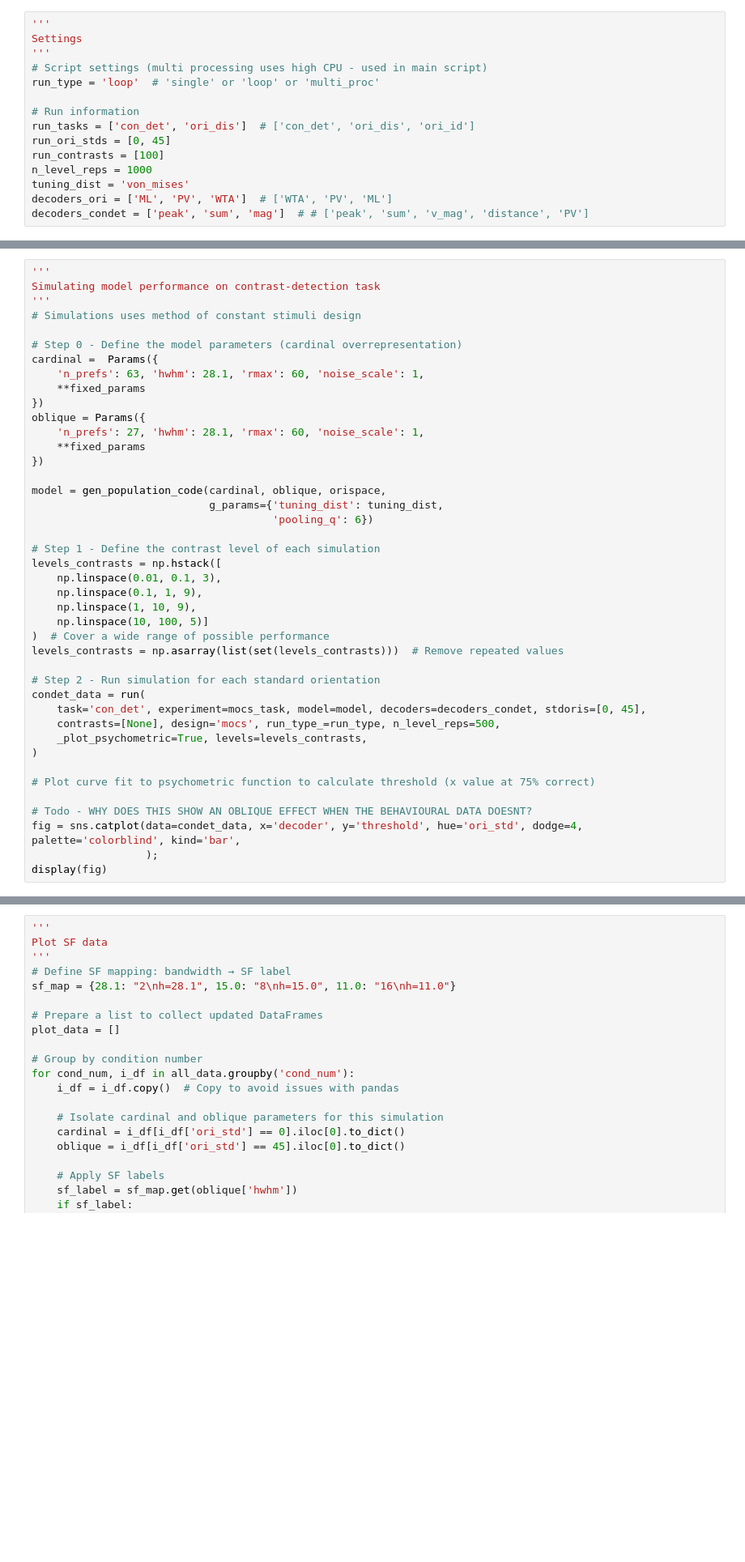
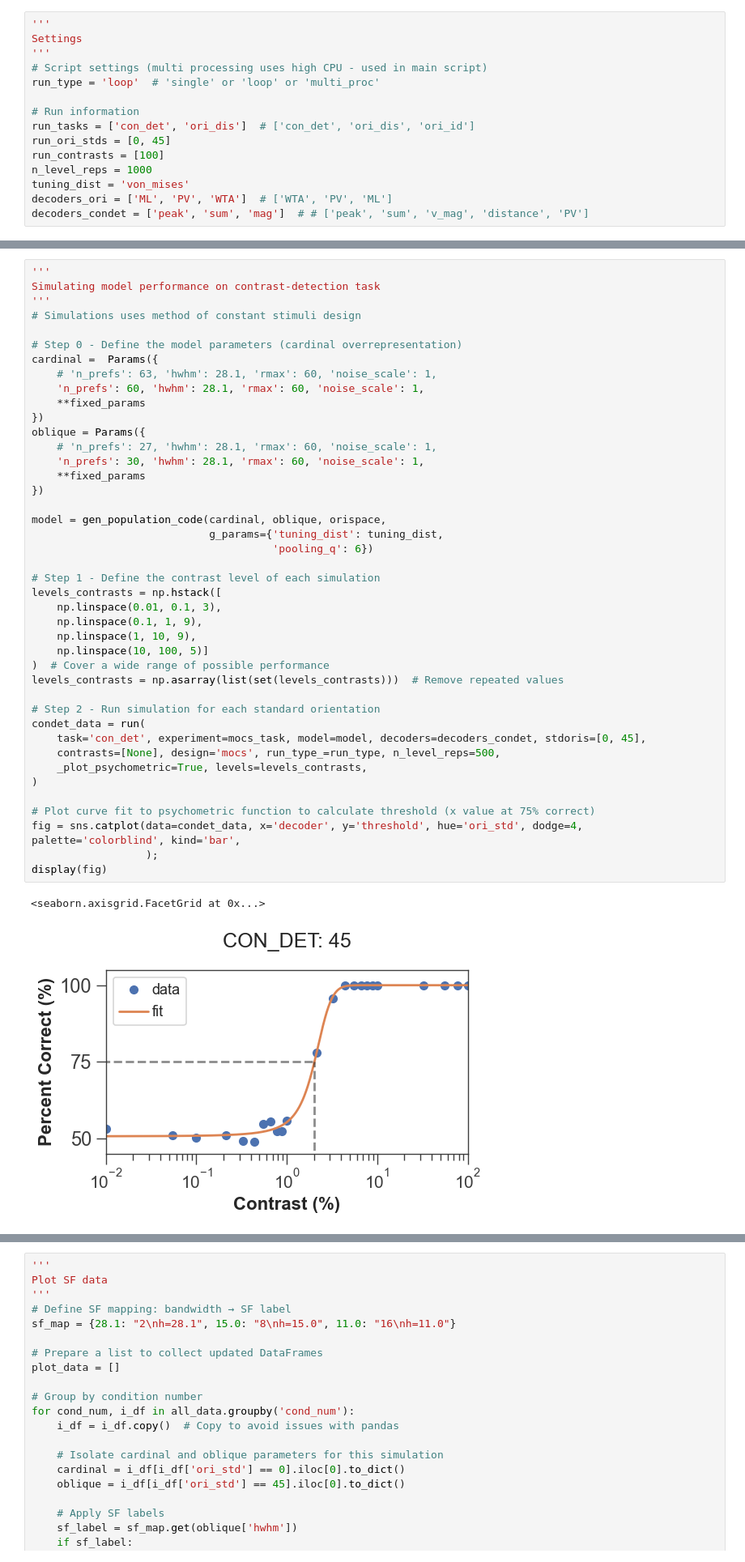
Before and after one commit to RichardJamesLeadbeater/TaskSpecificNeuralMechanismsShapeOrientationPerception, a Jupyter notebook: Modelling/Modelling Flow.ipynb, the cells around one changed output, grey strips where cells are left out. Shown at 81% size. Cells and saved outputs as stored; diff of their text form; blank space fills up the shorter version.

```diff
--- a/Modelling/Modelling Flow.ipynb
+++ b/Modelling/Modelling Flow.ipynb
@@ -128,37 +132,40 @@ Simulating model performance on contrast-detection task
 
 # Step 0 - Define the model parameters (cardinal overrepresentation)
 cardinal =  Params({
-    'n_prefs': 63, 'hwhm': 28.1, 'rmax': 60, 'noise_scale': 1,
+    # 'n_prefs': 63, 'hwhm': 28.1, 'rmax': 60, 'noise_scale': 1,
+    'n_prefs': 60, 'hwhm': 28.1, 'rmax': 60, 'noise_scale': 1,
     **fixed_params
 })
 oblique = Params({
-    'n_prefs': 27, 'hwhm': 28.1, 'rmax': 60, 'noise_scale': 1,
+    # 'n_prefs': 27, 'hwhm': 28.1, 'rmax': 60, 'noise_scale': 1,
+    'n_prefs': 30, 'hwhm': 28.1, 'rmax': 60, 'noise_scale': 1,
     **fixed_params
 })
 
 model = gen_population_code(cardinal, oblique, orispace,
                             g_params={'tuning_dist': tuning_dist,
                                       'pooling_q': 6})
 
 # Step 1 - Define the contrast level of each simulation
 levels_contrasts = np.hstack([
     np.linspace(0.01, 0.1, 3),
     np.linspace(0.1, 1, 9),
     np.linspace(1, 10, 9),
     np.linspace(10, 100, 5)]
 )  # Cover a wide range of possible performance
 levels_contrasts = np.asarray(list(set(levels_contrasts)))  # Remove repeated values
 
 # Step 2 - Run simulation for each standard orientation
 condet_data = run(
     task='con_det', experiment=mocs_task, model=model, decoders=decoders_condet, stdoris=[0, 45],
     contrasts=[None], design='mocs', run_type_=run_type, n_level_reps=500,
     _plot_psychometric=True, levels=levels_contrasts,
 )
 
 # Plot curve fit to psychometric function to calculate threshold (x value at 75% correct)
-
-# Todo - WHY DOES THIS SHOW AN OBLIQUE EFFECT WHEN THE BEHAVIOURAL DATA DOESNT?
 fig = sns.catplot(data=condet_data, x='decoder', y='threshold', hue='ori_std', dodge=4, palette='colorblind', kind='bar',
                   );
 display(fig)
+# %% [output]
+<seaborn.axisgrid.FacetGrid at 0x...>
+[figure, added]
```
Also changed, not shown: parts of 8 cells of this notebook, 9 other files.
